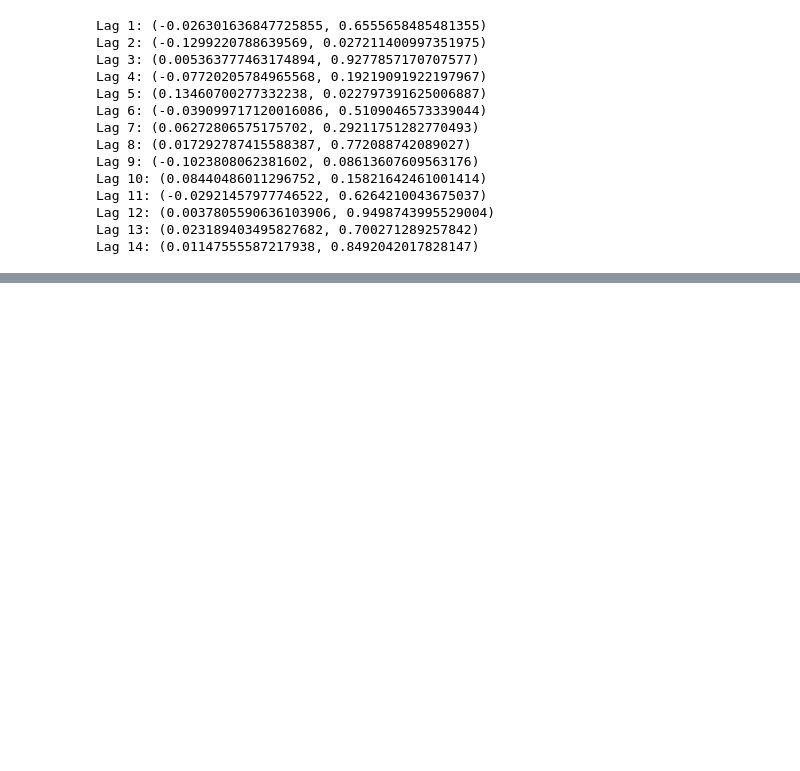
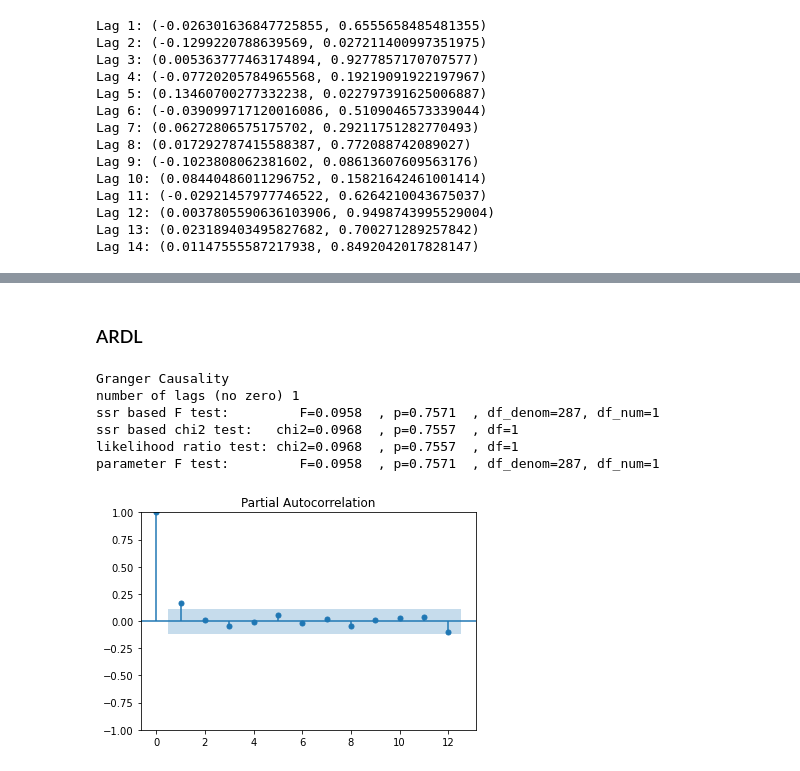
Before and after one commit to t0nychn/UG_thesis, a Jupyter notebook: Exploratory3.ipynb, the cells around one changed output, grey strips where cells are left out. Cells and saved outputs as stored; diff of their text form; code cells hidden in the pictures; blank space fills up the shorter version.

```diff
--- a/Exploratory3.ipynb
+++ b/Exploratory3.ipynb
@@ -167,0 +167,2 @@ model2.irf(12).plot(impulse='epu_shock')
+# %% [markdown]
+### ARDL
@@ -167,0 +171,9 @@ model2.irf(12).plot(impulse='epu_shock')
+# %%
+gct = grangercausalitytests(pd.DataFrame(epu_shock.rename('epu_shock')).join(wti.rename('wti')).dropna(), 1)
+# %% [output]
+Granger Causality
+number of lags (no zero) 1
+ssr based F test:         F=0.0958  , p=0.7571  , df_denom=287, df_num=1
+ssr based chi2 test:   chi2=0.0968  , p=0.7557  , df=1
+likelihood ratio test: chi2=0.0968  , p=0.7557  , df=1
+parameter F test:         F=0.0958  , p=0.7571  , df_denom=287, df_num=1
@@ -167,0 +182,4 @@ model2.irf(12).plot(impulse='epu_shock')
+# %%
+s = plot_pacf(df['wti'], lags=12, alpha=.05)
+# %% [output]
+[figure, added]
```
Also changed, not shown: parts of 10 cells of this notebook, 2 other files.
